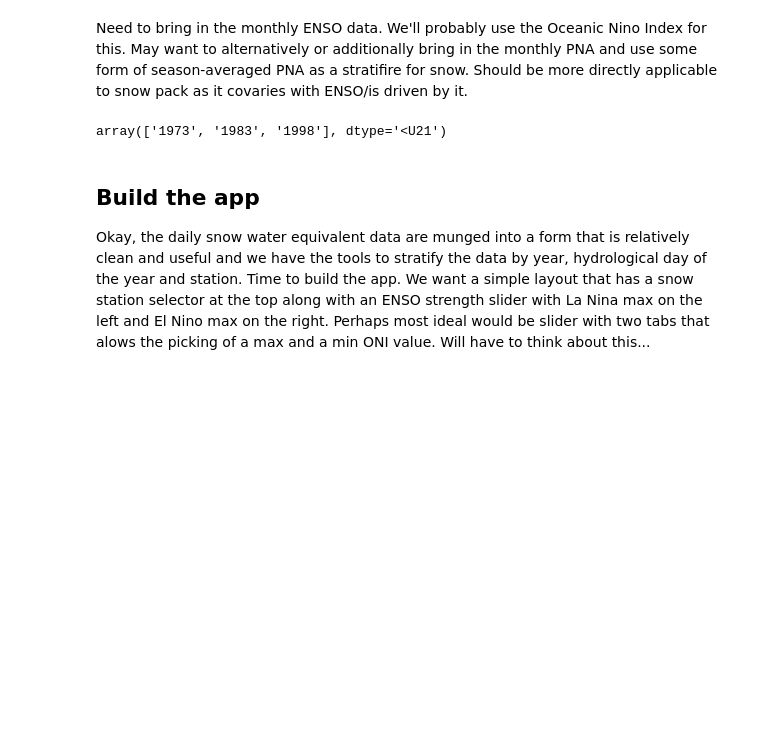
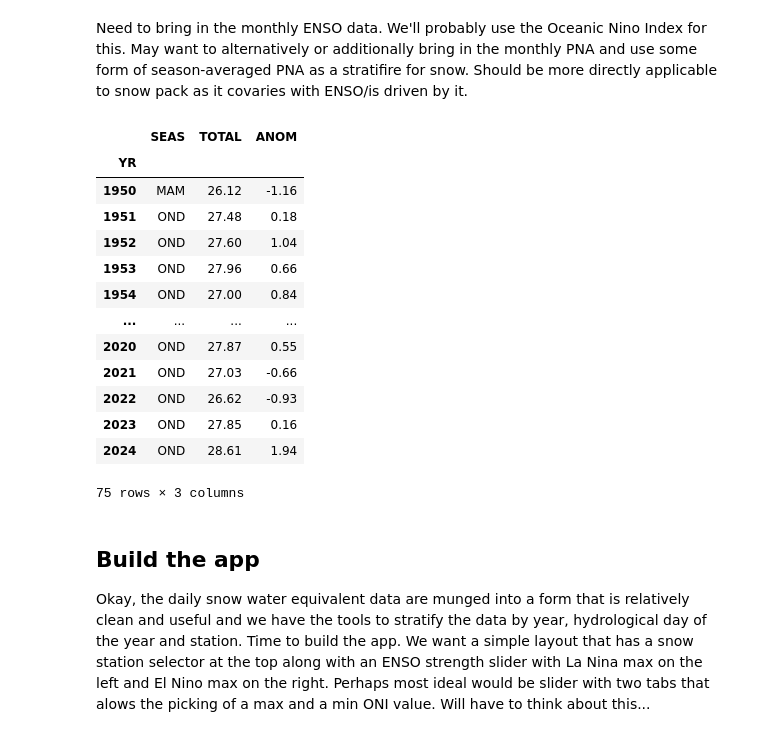
Before and after one commit to faronium/snowapp, a Jupyter notebook: snow.ipynb, the cells around one changed output. Saved outputs shown, nothing was run; the diff lists cells and outputs as text; code cells hidden in the pictures; blank space fills up the shorter version.

```diff
--- a/snow.ipynb
+++ b/snow.ipynb
@@ -137,17 +137,35 @@ a stratifire for snow. Should be more directly applicable to snow pack as it cov
 # %%
 
 #FIXME: Import oceanic Nino index and massage into a form that allows selection by ENSO strength
 
-onidata = pd.read_fwf('https://www.cpc.ncep.noaa.gov/data/indices/oni.ascii.txt')
+onidata = pd.read_fwf('./snow/oni.ascii.txt')
+oniseaslist = list(['OND','NDJ','DJF','JFM','FMA','MAM'])
+onidata = onidata[onidata['SEAS'].isin(oniseaslist)]
+#onidata = pd.read_fwf('https://www.cpc.ncep.noaa.gov/data/indices/oni.ascii.txt')
 #Need to add a year to the OND and NDJ seasoned years to correspond to the hydrological year that ENSO cycle belongs to.
 onidata['YR'] = onidata['YR'].mask(onidata['SEAS'].isin(['OND','NDJ']),onidata['YR']+1)
-onirange = list([2,3])
-yearsuse = onidata.loc[(onidata["ANOM"] >= onirange[0]) &
-    (onidata["ANOM"] <= onirange[1]) &
-    (onidata["SEAS"].isin(['OND','NDJ','DJF','JFM','FMA','MAM'])),'YR'].unique()
-yearsuse.astype(str)[0:3]
+onirange = list([-0.5,0.5])
+onidata.groupby(['YR']).max()
+#yearsuse = onidata.loc[(onidata["ANOM"] >= onirange[0]) &
+#    (onidata["ANOM"] <= onirange[1]) &
+#    (onidata["SEAS"].isin(['OND','NDJ','DJF','JFM','FMA','MAM'])),'YR'].unique()
+#onidata
+#yearsuse.astype(str)
 # %% [output]
+|  | SEAS | TOTAL | ANOM |
+| YR |  |  |  |
+| 1950 | MAM | 26.12 | -1.16 |
+| 1951 | OND | 27.48 | 0.18 |
+| 1952 | OND | 27.60 | 1.04 |
+| 1953 | OND | 27.96 | 0.66 |
+| 1954 | OND | 27.00 | 0.84 |
+| ... | ... | ... | ... |
+| 2020 | OND | 27.87 | 0.55 |
+| 2021 | OND | 27.03 | -0.66 |
+| 2022 | OND | 26.62 | -0.93 |
+| 2023 | OND | 27.85 | 0.16 |
+| 2024 | OND | 28.61 | 1.94 |
-array(['1973', '1983', '1998'], dtype='<U21')
+75 rows × 3 columns
 # %% [markdown]
 ## Build the app
 
```
Also changed, not shown: parts of 1 cell of this notebook.
